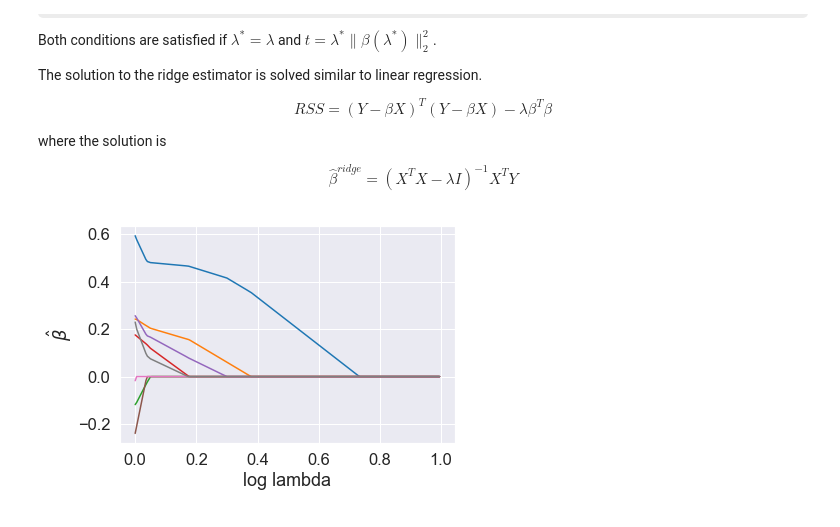
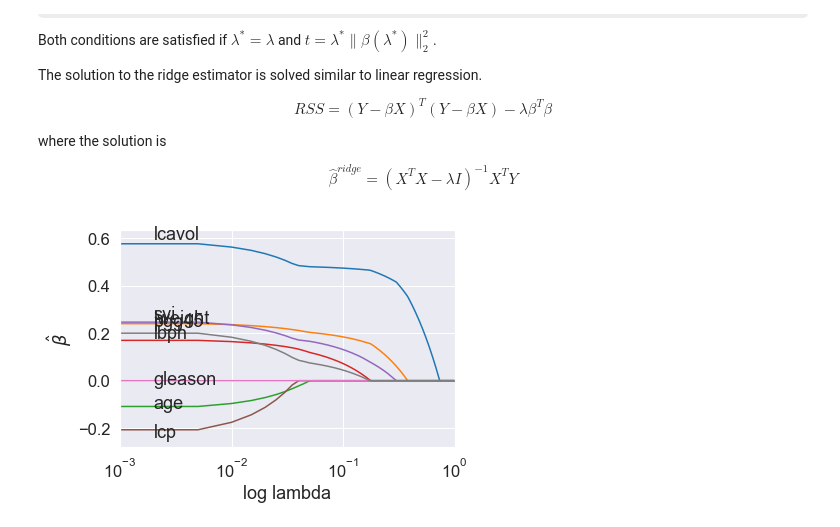
Before and after one commit to mns0/ml_prep, a Jupyter notebook: linear_regression/Shrinkage.ipynb, the cells around one changed output. Saved outputs shown, nothing was run; the diff lists cells and outputs as text; code cells hidden in the pictures; some formulas as TeX source.

```diff
--- a/linear_regression/Shrinkage.ipynb
+++ b/linear_regression/Shrinkage.ipynb
@@ -95,12 +94,13 @@ beta = np.zeros((x_train.shape[1],1))
 #Lasso coefficient
 def soft_threshold_l1(t : float,_lambda : float) -> float:
     m = abs(t)
-    if t >= 0 and m > _lambda:
+    if t > 0 and m > _lambda:
         return m - _lambda
     elif t < 0 and m > _lambda:
         return _lambda - m
     else:
         return 0.0
+
 
 #Ridge coefficient
 def soft_threshold_l2(t : float,_lambda : float) -> float:
@@ -111,7 +111,6 @@ def soft_threshold_l2(t : float,_lambda : float) -> float:
 lambda_tot = 200
 lambda_sol = np.zeros((lambda_tot,beta.shape[0]))
 lambda_range = np.arange(0,1,1.0/lambda_tot)[::-1]
-
 
 for k,lval in enumerate(lambda_range):
 #Iterative for lambda
@@ -128,11 +127,19 @@ for k,lval in enumerate(lambda_range):
 
     lambda_sol[k] = beta.T
 # %%
+#ridge solution
+
+sns.palplot(sns.color_palette("hls", 8))
+
+
+
 fig, ax = plt.subplots()
 x = lambda_range
 for m in range(lambda_sol.shape[1]):
-    ax.plot(x, lambda_sol[:,m])
+    ax.text(0.001+0.001,lambda_sol[:,m][-1],predictors[m])
+    ax.semilogx(x, lambda_sol[:,m])
     ax.set_xlabel("log lambda")
     ax.set_ylabel(r"$\hat{\beta}$")
+    ax.set_xlim((0.001,1))
 # %% [output]
-[figure, old version]
+[figure, new version]
```
Also changed, not shown: parts of 3 cells of this notebook, 2 other files.
